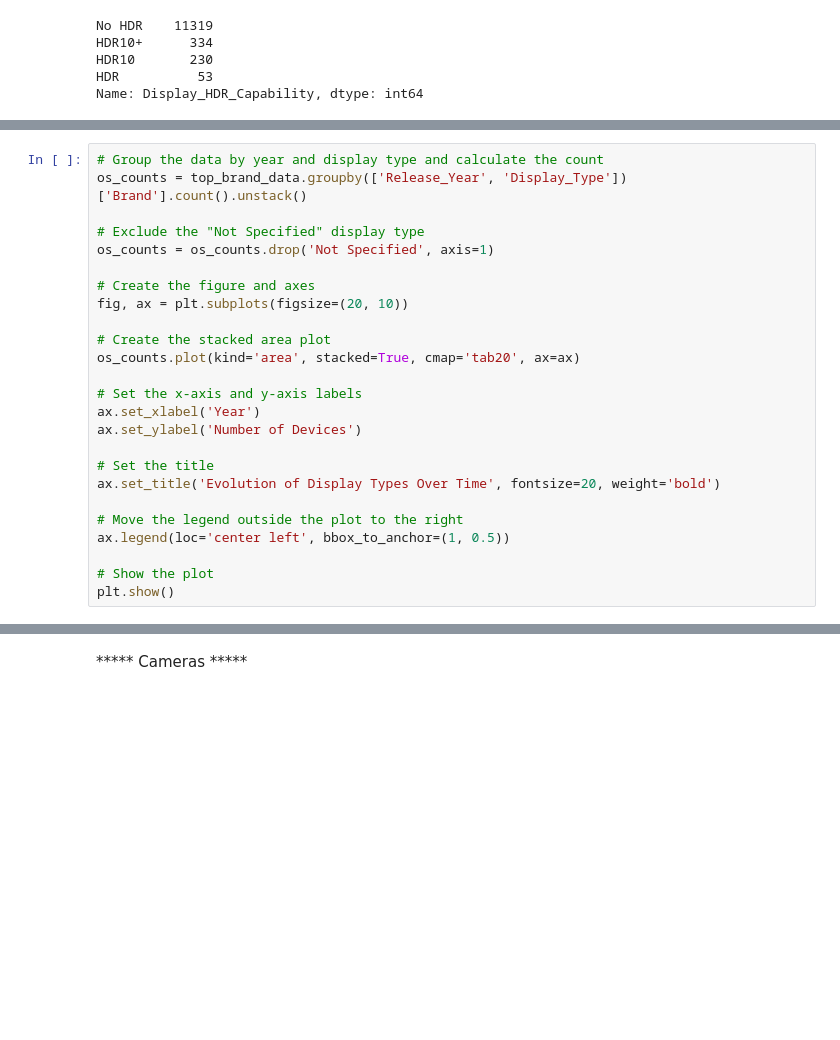
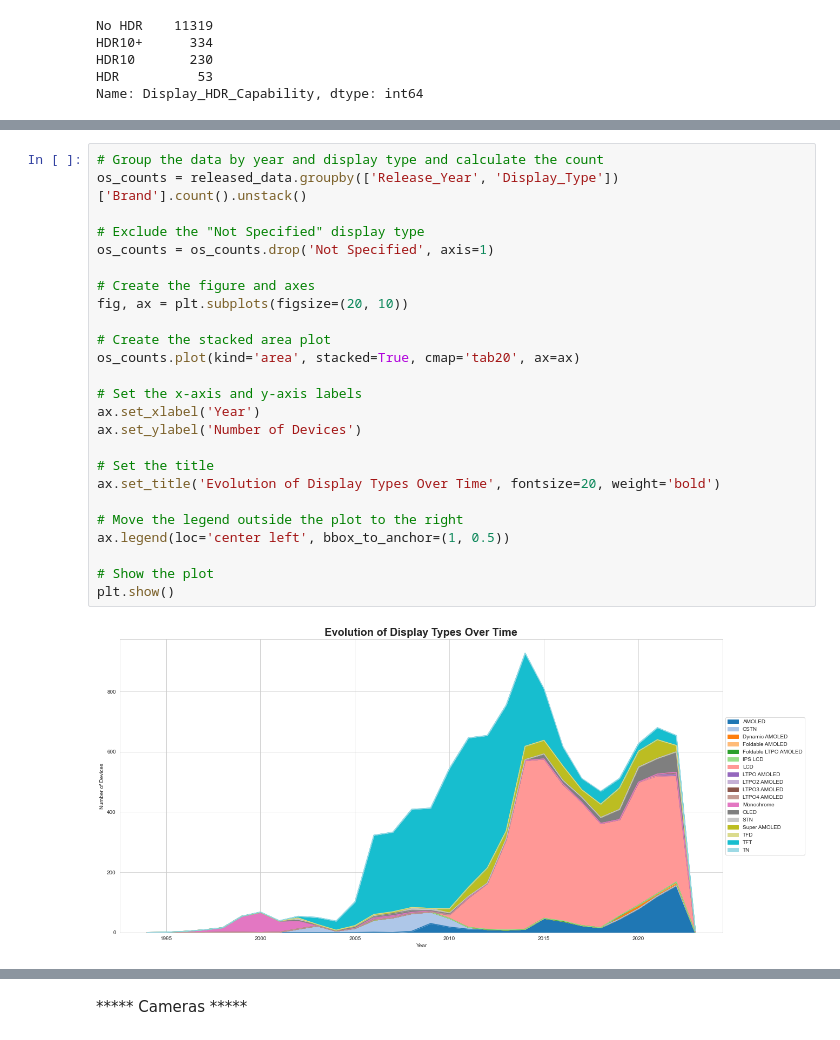
Before and after one commit to AlbertHunduza/Smartphone-Project, a Jupyter notebook: Overview and Analysis.ipynb, the cells around one changed output, grey strips where cells are left out. Drawn from its saved outputs; the diff is of its cells as text; blank space fills up the shorter version.

```diff
--- a/Overview and Analysis.ipynb
+++ b/Overview and Analysis.ipynb
@@ -762,25 +767,27 @@ KeyError: 'Release_Year'
 # %%
 # Group the data by year and display type and calculate the count
-os_counts = top_brand_data.groupby(['Release_Year', 'Display_Type'])['Brand'].count().unstack()
+os_counts = released_data.groupby(['Release_Year', 'Display_Type'])['Brand'].count().unstack()
 
 # Exclude the "Not Specified" display type
 os_counts = os_counts.drop('Not Specified', axis=1)
 
 # Create the figure and axes
 fig, ax = plt.subplots(figsize=(20, 10))
 
 # Create the stacked area plot
 os_counts.plot(kind='area', stacked=True, cmap='tab20', ax=ax)
 
 # Set the x-axis and y-axis labels
 ax.set_xlabel('Year')
 ax.set_ylabel('Number of Devices')
 
 # Set the title
 ax.set_title('Evolution of Display Types Over Time', fontsize=20, weight='bold')
 
 # Move the legend outside the plot to the right
 ax.legend(loc='center left', bbox_to_anchor=(1, 0.5))
 
 # Show the plot
 plt.show()
+# %% [output]
+[figure, added]
```
Also changed, not shown: parts of 76 cells of this notebook.
